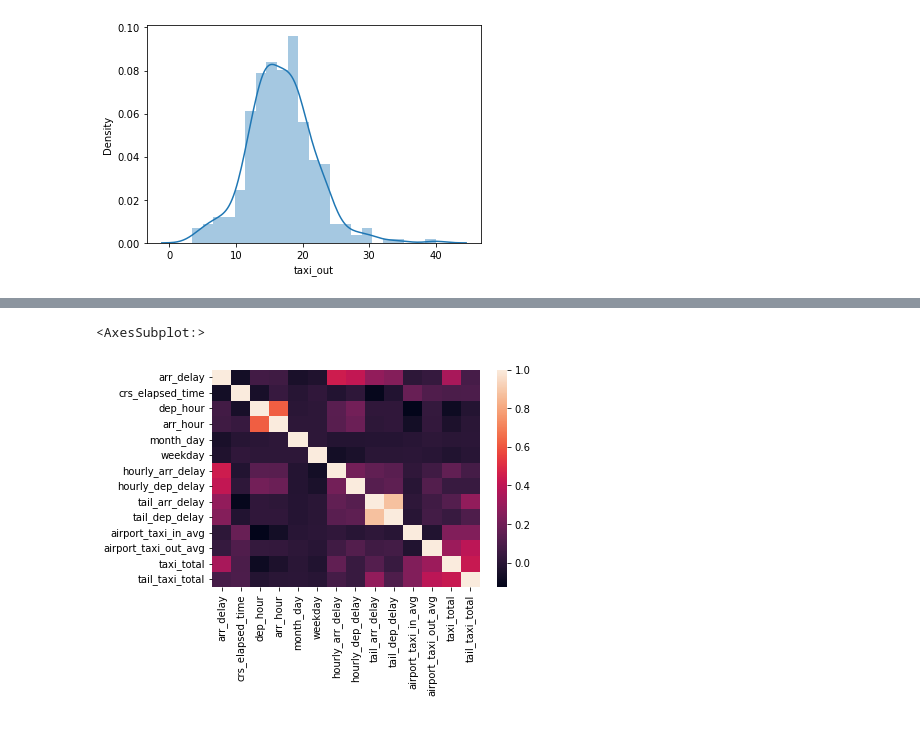
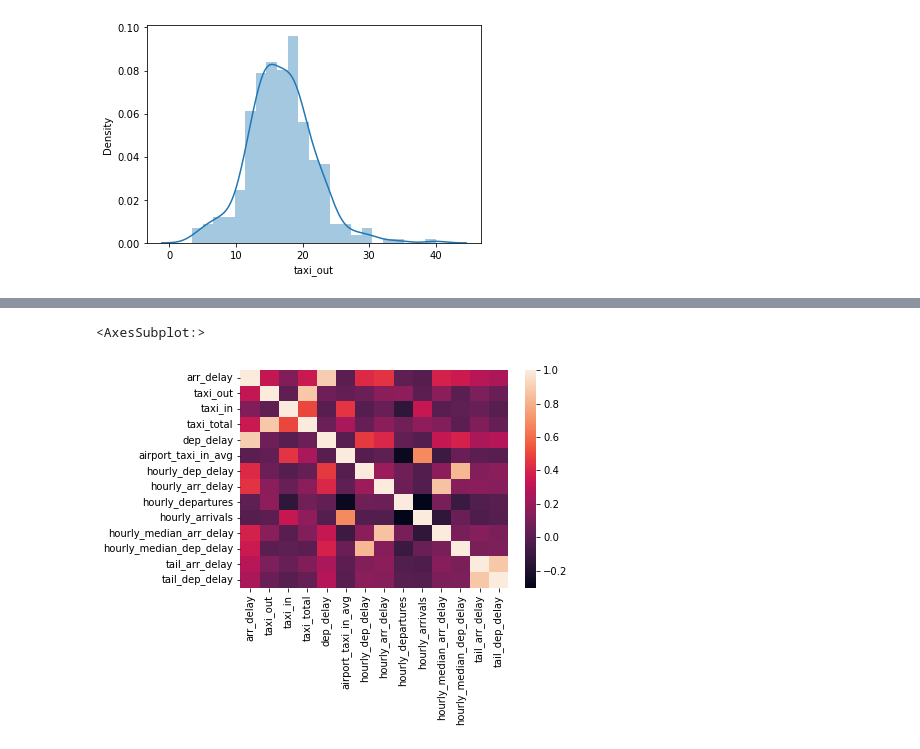
Before and after one commit to Graham-Broughton/flight_delay, a Jupyter notebook: EDA_and_preprocessing/Visualization Workbook.ipynb, the cells around one changed output, grey strips where cells are left out. Cells and saved outputs as stored; diff of their text form; code cells hidden in the pictures.

```diff
--- a/EDA_and_preprocessing/Visualization Workbook.ipynb
+++ b/EDA_and_preprocessing/Visualization Workbook.ipynb
@@ -132,7 +132,3 @@ interactive(children=(Dropdown(description='x', options=('arr_delay', 'crs_elaps
 <function __main__.hist(x)>
 # %%
 logs = df[df.dtypes[df.dtypes != 'object'].index].apply(np.log)
-# %%
-df['speed'] = df['distance'] / df['actual_elapsed_time']
-speed = df.groupby('tail_num', as_index=False).agg({'speed': 'mean'})
-df.merge(speed, on='tail_num')
@@ -152,5 +145,5 @@ interactive(children=(Dropdown(description='x', options=('arr_delay', 'crs_elaps
 # %%
-sn.heatmap(df.corr())
+sn.heatmap(df[['arr_delay', 'taxi_out', 'taxi_in', 'taxi_total', 'dep_delay', 'airport_taxi_in_avg', 'hourly_dep_delay', 'hourly_arr_delay', 'hourly_departures', 'hourly_arrivals', 'hourly_median_arr_delay', 'hourly_median_dep_delay', 'tail_arr_delay', 'tail_dep_delay']].corr())
 # %% [output]
 <AxesSubplot:>
-[figure, old version]
+[figure, new version]
```
Also changed, not shown: parts of 14 cells of this notebook, 7 other files.
